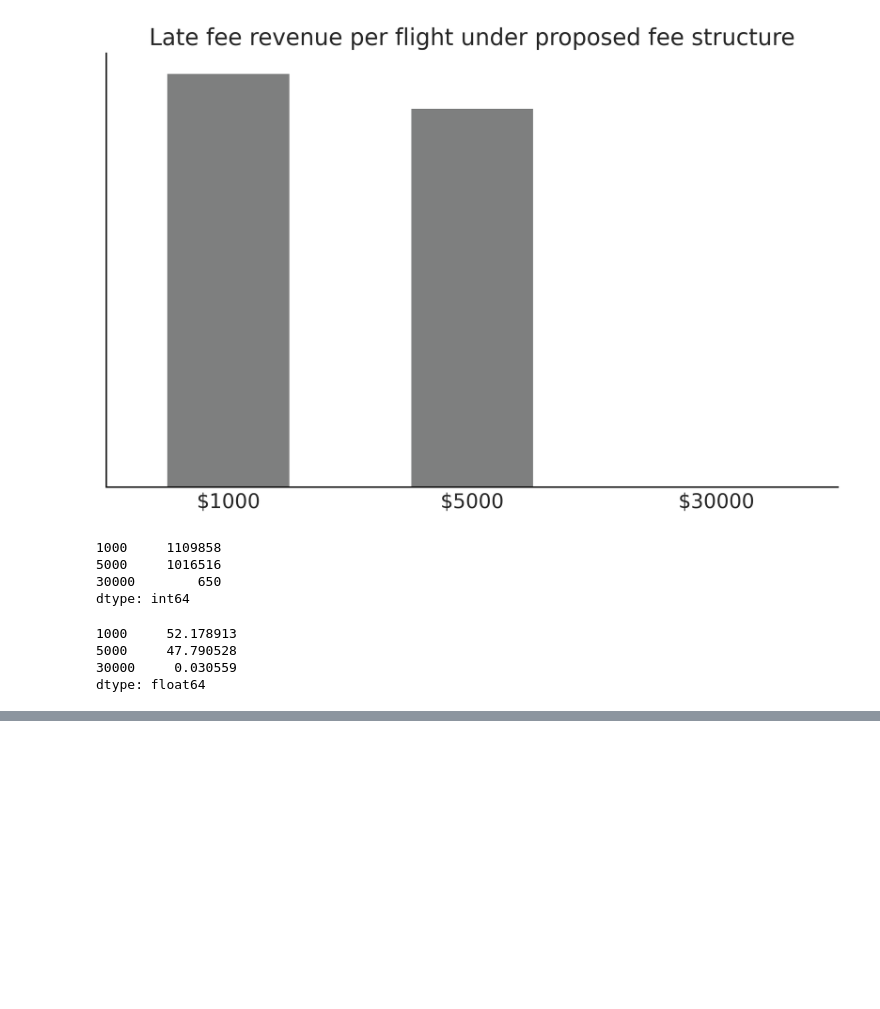
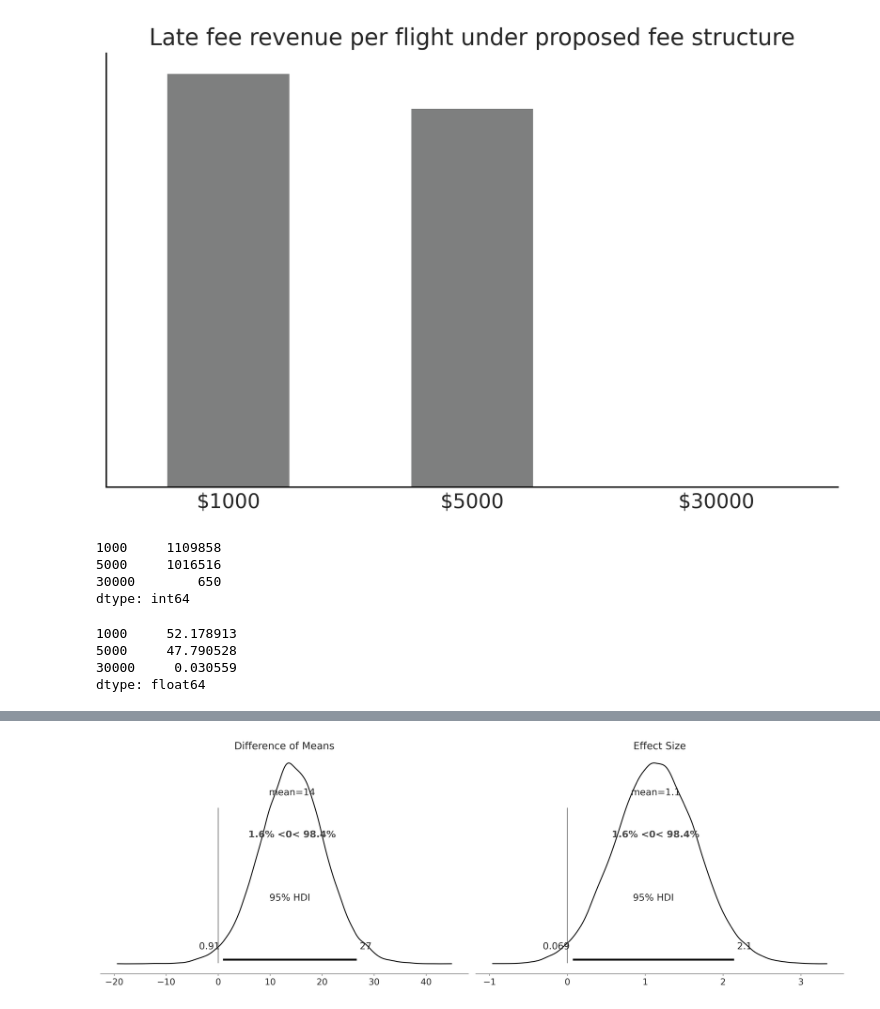
Before and after one commit to BayesianModelingandComputationInPython/BookCode_Edition1, a Jupyter notebook: notebooks/chp_09.ipynb, the cells around one changed output, grey strips where cells are left out. Cells and saved outputs as stored; diff of their text form; code cells hidden in the pictures; blank space fills up the shorter version.

```diff
--- a/notebooks/chp_09.ipynb
+++ b/notebooks/chp_09.ipynb
@@ -374,0 +457,5 @@ dtype: float64
+# %%
+az.plot_posterior(trace, var_names=['Difference of Means','Effect Size'], hdi_prob=.95, ref_val=0);
+plt.savefig("img/chp09/composite_difference_of_means.png")
+# %% [output]
+[figure, added]
```
Also changed, not shown: parts of 8 cells of this notebook, 5 other files.
